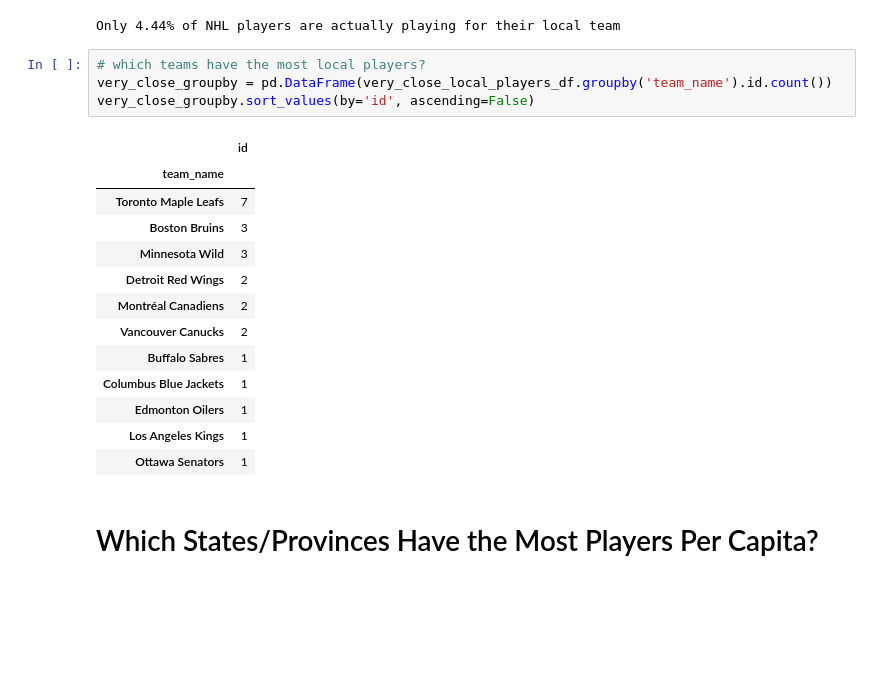
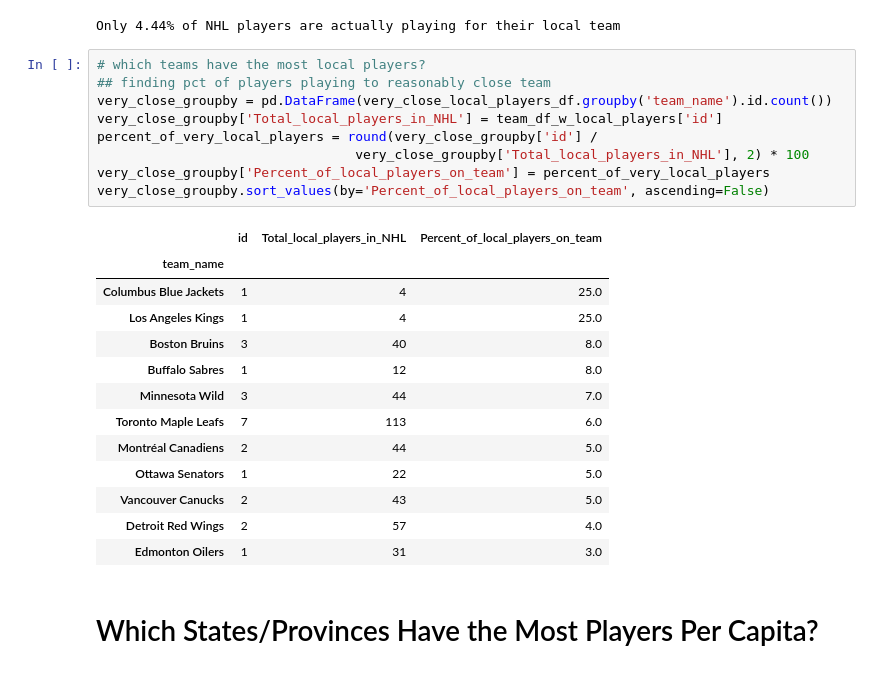
Before and after one commit to gregfeliu/Birthplace_Analysis_of_NHL_Players, a Jupyter notebook: notebooks/5.Analyzing_Players_Close_to_Teams.ipynb, the cells around one changed output. Drawn from its saved outputs; the diff is of its cells as text; blank space fills up the shorter version.

```diff
--- a/notebooks/5.Analyzing_Players_Close_to_Teams.ipynb
+++ b/notebooks/5.Analyzing_Players_Close_to_Teams.ipynb
@@ -264,22 +261,27 @@ print(f"Only {pct_players_playing_local}% of NHL players are actually playing fo
 Only 4.44% of NHL players are actually playing for their local team
 # %%
 # which teams have the most local players?
+## finding pct of players playing to reasonably close team
 very_close_groupby = pd.DataFrame(very_close_local_players_df.groupby('team_name').id.count())
-very_close_groupby.sort_values(by='id', ascending=False)
+very_close_groupby['Total_local_players_in_NHL'] = team_df_w_local_players['id']
+percent_of_very_local_players = round(very_close_groupby['id'] /
+                                 very_close_groupby['Total_local_players_in_NHL'], 2) * 100
+very_close_groupby['Percent_of_local_players_on_team'] = percent_of_very_local_players
+very_close_groupby.sort_values(by='Percent_of_local_players_on_team', ascending=False)
 # %% [output]
-|  | id |
-| team_name |  |
-| Toronto Maple Leafs | 7 |
-| Boston Bruins | 3 |
-| Minnesota Wild | 3 |
-| Detroit Red Wings | 2 |
-| Montréal Canadiens | 2 |
-| Vancouver Canucks | 2 |
-| Buffalo Sabres | 1 |
-| Columbus Blue Jackets | 1 |
-| Edmonton Oilers | 1 |
-| Los Angeles Kings | 1 |
-| Ottawa Senators | 1 |
+|  | id | Total_local_players_in_NHL | Percent_of_local_players_on_team |
+| team_name |  |  |  |
+| Columbus Blue Jackets | 1 | 4 | 25.0 |
+| Los Angeles Kings | 1 | 4 | 25.0 |
+| Boston Bruins | 3 | 40 | 8.0 |
+| Buffalo Sabres | 1 | 12 | 8.0 |
+| Minnesota Wild | 3 | 44 | 7.0 |
+| Toronto Maple Leafs | 7 | 113 | 6.0 |
+| Montréal Canadiens | 2 | 44 | 5.0 |
+| Ottawa Senators | 1 | 22 | 5.0 |
+| Vancouver Canucks | 2 | 43 | 5.0 |
+| Detroit Red Wings | 2 | 57 | 4.0 |
+| Edmonton Oilers | 1 | 31 | 3.0 |
 # %% [markdown]
 # Which States/Provinces Have the Most Players Per Capita?
 # %% [markdown]
```
Also changed, not shown: parts of 20 cells of this notebook, 3 other files.
